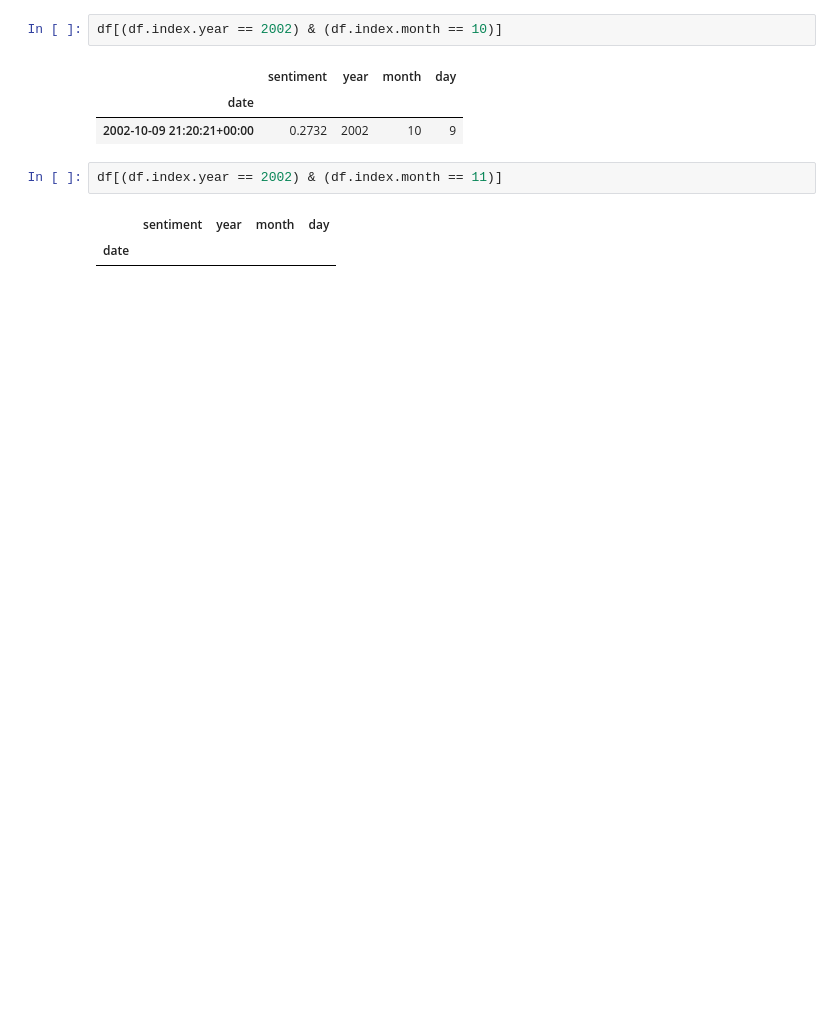
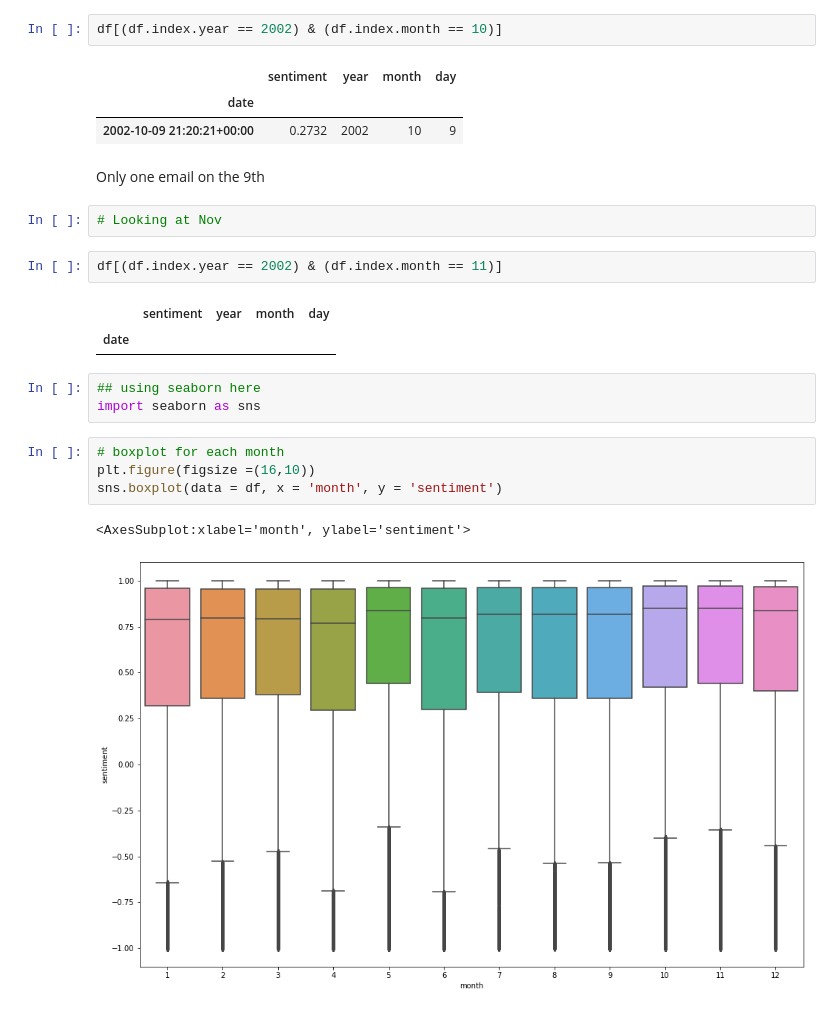
Before and after one commit to Enron-Discussion-NLP/Capstone, a Jupyter notebook: 00_Paige/exploring_time_series_pj.ipynb, the cells around one changed output. Saved outputs shown, nothing was run; the diff lists cells and outputs as text; blank space fills up the shorter version.

Commit message:
Updated graphs

```diff
--- a/00_Paige/exploring_time_series_pj.ipynb
+++ b/00_Paige/exploring_time_series_pj.ipynb
@@ -526,8 +574,22 @@ df[(df.index.year == 2002) & (df.index.month == 10)]
 |  | sentiment | year | month | day |
 | date |  |  |  |  |
 | 2002-10-09 21:20:21+00:00 | 0.2732 | 2002 | 10 | 9 |
+# %% [markdown]
+Only one email on the 9th
+# %%
+# Looking at Nov
 # %%
 df[(df.index.year == 2002) & (df.index.month == 11)]
 # %% [output]
 |  | sentiment | year | month | day |
 | date |  |  |  |  |
+# %%
+## using seaborn here
+import seaborn as sns
+# %%
+# boxplot for each month
+plt.figure(figsize =(16,10))
+sns.boxplot(data = df, x = 'month', y = 'sentiment')
+# %% [output]
+<AxesSubplot:xlabel='month', ylabel='sentiment'>
+[figure, added]
```
Also changed, not shown: parts of 42 cells of this notebook.
